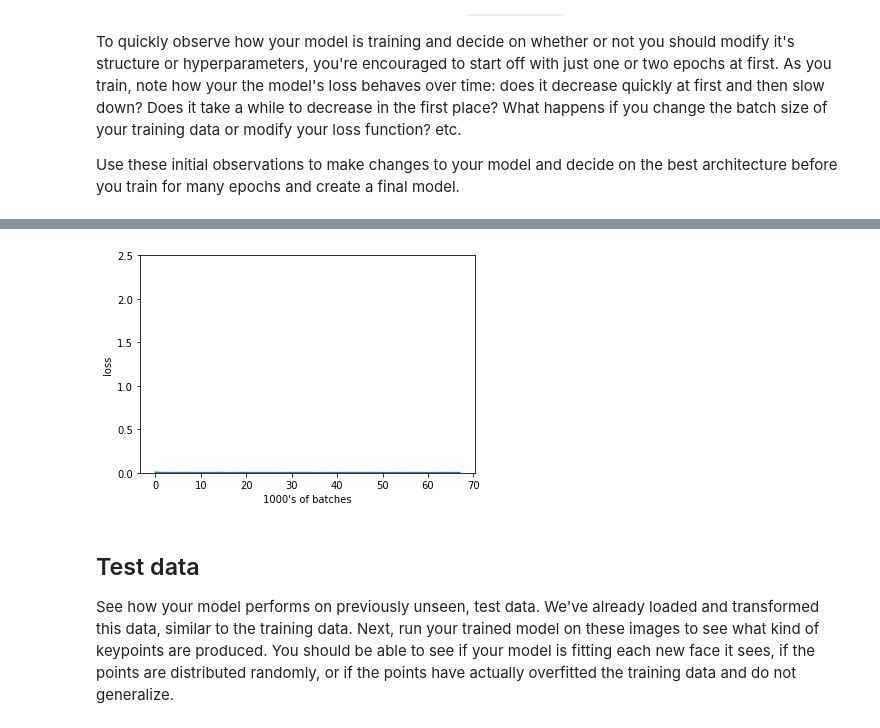
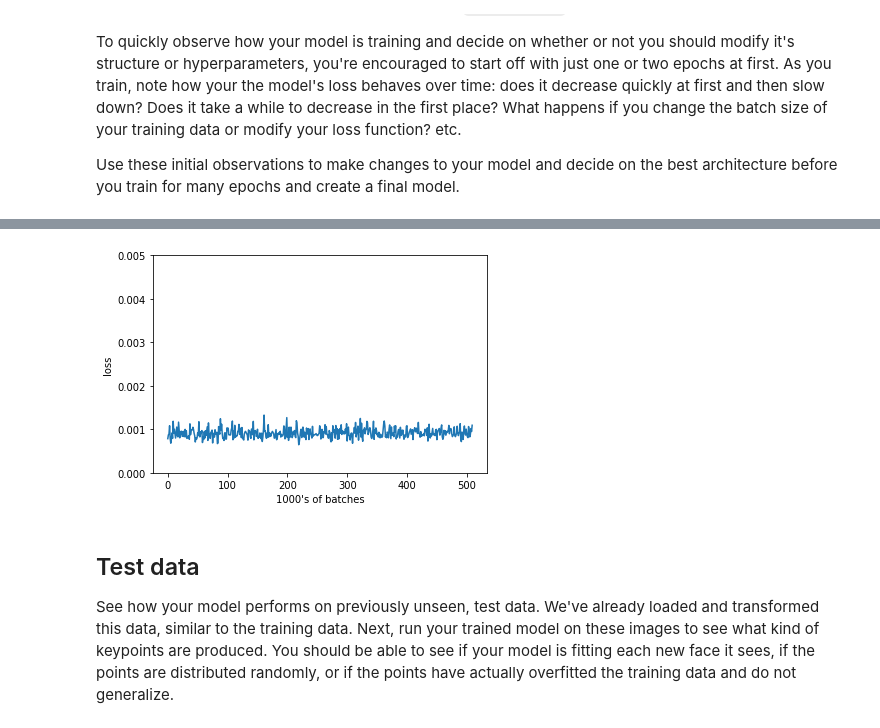
Before and after one commit to gustavojoseleite/P1_Facial_Keypoints, a Jupyter notebook: 2. Define the Network Architecture.ipynb, the cells around one changed output, grey strips where cells are left out. Cells and saved outputs as stored; diff of their text form; code cells hidden in the pictures.

```diff
--- a/2. Define the Network Architecture.ipynb
+++ b/2. Define the Network Architecture.ipynb
@@ -169,7 +170,7 @@ batch_size = 10
 train_loader = DataLoader(transformed_dataset,
                           batch_size=batch_size,
                           shuffle=True,
-                          num_workers=4)
+                          num_workers=0)
 # %% [markdown]
 ## Before training
 
@@ -329,8 +330,8 @@ Next, you'll define how the model will train by deciding on the loss function an
 ## TODO: Define the loss and optimization
 import torch.optim as optim
 
-criterion = nn.MSELoss()
-#criterion = torch.nn.SmoothL1Loss()
+#criterion = nn.MSELoss()
+criterion = torch.nn.SmoothL1Loss()
 optimizer = optim.Adam(net.parameters(), lr=0.001)
 # %% [markdown]
 ## Training and Initial Observation
@@ -392,7 +393,7 @@ def train_net(n_epochs):
     return loss_over_time
 # %%
 # train your network
-n_epochs = 2 # start small, and increase when you've decided on your model structure and hyperparams
+n_epochs = 15 # start small, and increase when you've decided on your model structure and hyperparams
 
 training_loss = train_net(n_epochs)
 # %% [output]
@@ -416,12 +417,12 @@ Finished Training
 # %%
 # visualize the loss as the network trained
 plt.plot(training_loss)
 plt.xlabel('1000\'s of batches')
 plt.ylabel('loss')
-plt.ylim(0, 2.5) # consistent scale
+plt.ylim(0, 0.005) # consistent scale
 plt.show()
 # %% [output]
-[figure, old version]
+[figure, new version]
 # %% [markdown]
 ## Test data
 
```
Also changed, not shown: parts of 14 cells of this notebook.
